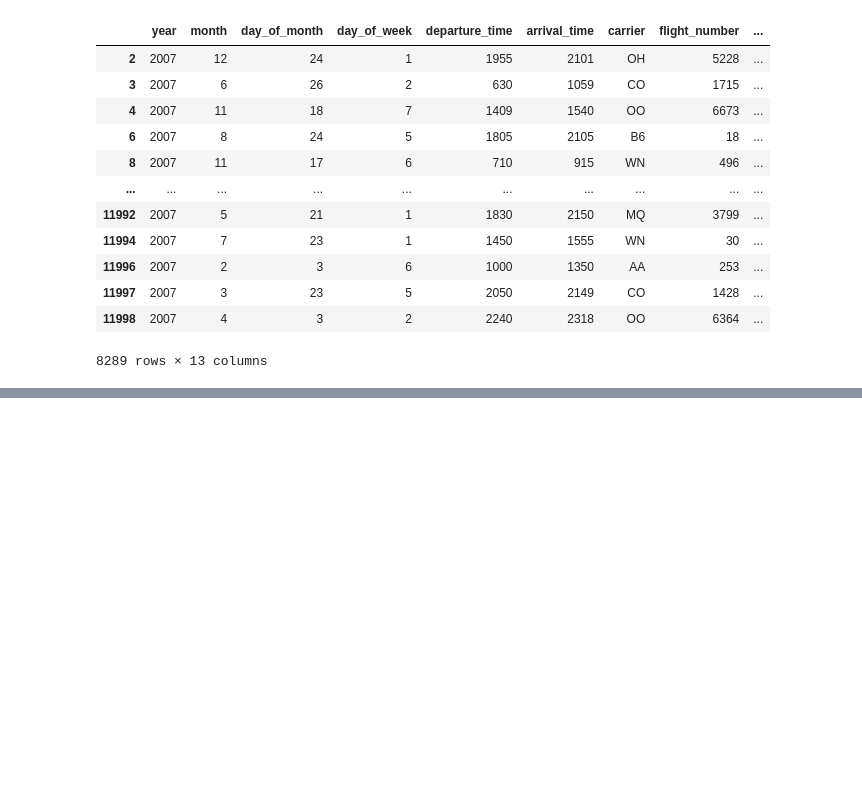
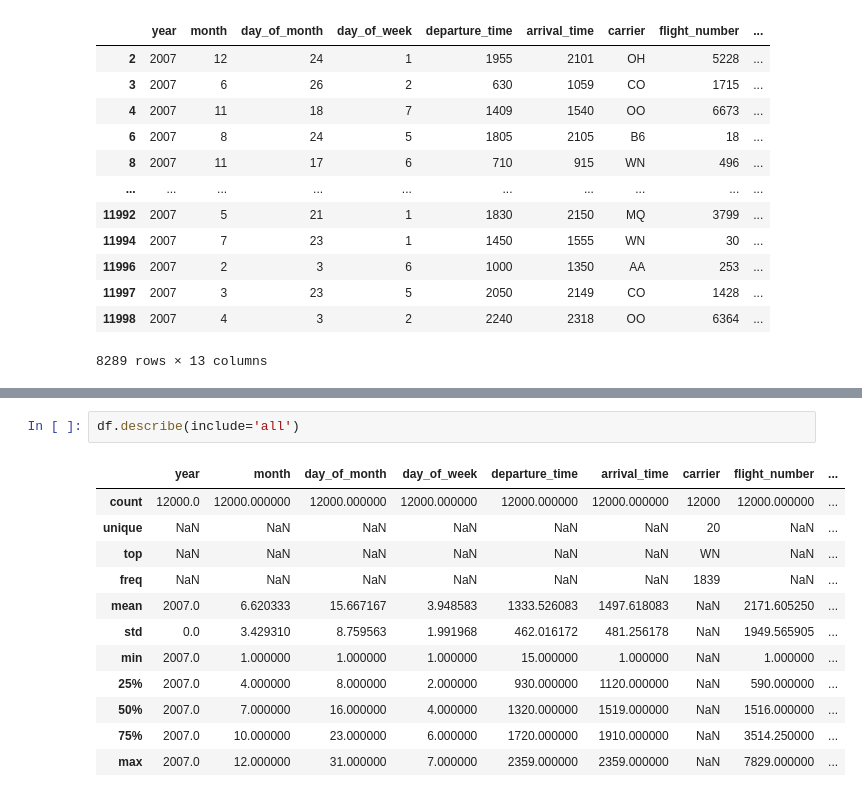
Before and after one commit to hackablock/Basic-Data-Science, a Jupyter notebook: Basic_Data_Science.ipynb, the cells around one changed output, grey strips where cells are left out. Saved outputs shown, nothing was run; the diff lists cells and outputs as text; blank space fills up the shorter version.

```diff
--- a/Basic_Data_Science.ipynb
+++ b/Basic_Data_Science.ipynb
@@ -313,0 +336,15 @@ df[df['delay'] < 10]
+# %%
+df.describe(include='all')
+# %% [output]
+|  | year | month | day_of_month | day_of_week | departure_time | arrival_time | carrier | flight_number | ... |
+| count | 12000.0 | 12000.000000 | 12000.000000 | 12000.000000 | 12000.000000 | 12000.000000 | 12000 | 12000.000000 | ... |
+| unique | NaN | NaN | NaN | NaN | NaN | NaN | 20 | NaN | ... |
+| top | NaN | NaN | NaN | NaN | NaN | NaN | WN | NaN | ... |
+| freq | NaN | NaN | NaN | NaN | NaN | NaN | 1839 | NaN | ... |
+| mean | 2007.0 | 6.620333 | 15.667167 | 3.948583 | 1333.526083 | 1497.618083 | NaN | 2171.605250 | ... |
+| std | 0.0 | 3.429310 | 8.759563 | 1.991968 | 462.016172 | 481.256178 | NaN | 1949.565905 | ... |
+| min | 2007.0 | 1.000000 | 1.000000 | 1.000000 | 15.000000 | 1.000000 | NaN | 1.000000 | ... |
+| 25% | 2007.0 | 4.000000 | 8.000000 | 2.000000 | 930.000000 | 1120.000000 | NaN | 590.000000 | ... |
+| 50% | 2007.0 | 7.000000 | 16.000000 | 4.000000 | 1320.000000 | 1519.000000 | NaN | 1516.000000 | ... |
+| 75% | 2007.0 | 10.000000 | 23.000000 | 6.000000 | 1720.000000 | 1910.000000 | NaN | 3514.250000 | ... |
+| max | 2007.0 | 12.000000 | 31.000000 | 7.000000 | 2359.000000 | 2359.000000 | NaN | 7829.000000 | ... |
```
Also changed, not shown: parts of 8 cells of this notebook.
